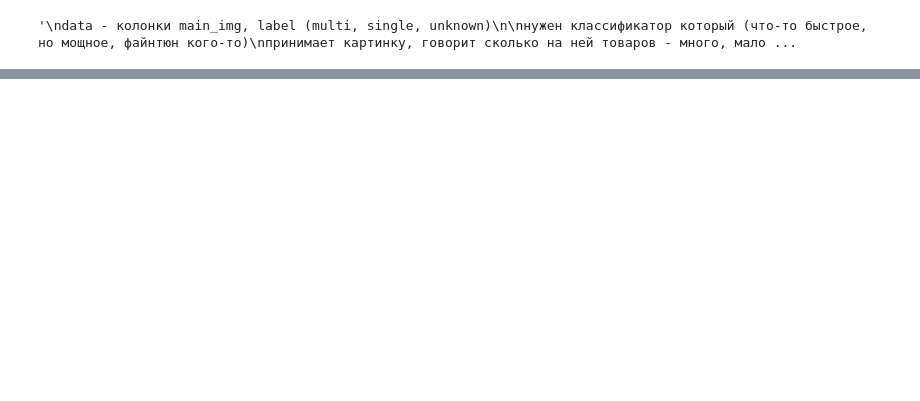
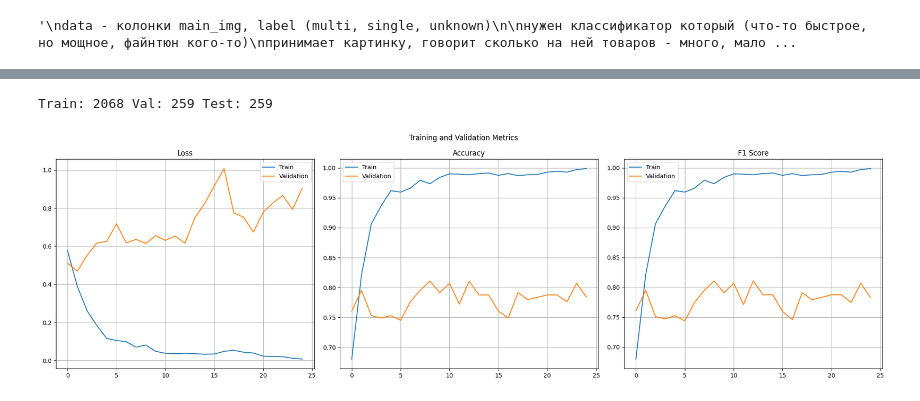
Before and after one commit to alllyuk/AdScribe, a Jupyter notebook: experimental/classifier.ipynb, the cells around one changed output, grey strips where cells are left out. Saved outputs shown, nothing was run; the diff lists cells and outputs as text; code cells hidden in the pictures; blank space fills up the shorter version.

```diff
--- a/experimental/classifier.ipynb
+++ b/experimental/classifier.ipynb
@@ -19,0 +120,17 @@ data - колонки main_img, label (multi, single, unknown)
+# %%
+df = df[df['label'] != 'непонятно']
+
+train_df, temp_df = train_test_split(df, test_size=0.2, stratify=df['label'], random_state=42)
+val_df, test_df = train_test_split(temp_df, test_size=0.5, stratify=temp_df['label'], random_state=42)
+
+print("Train:", len(train_df), "Val:", len(val_df), "Test:", len(test_df))
+
+train_ds = ProductCountDataset(train_df, images_dir=IMAGES, transform=train_transform)
+val_ds = ProductCountDataset(val_df, images_dir=IMAGES, transform=val_transform)
+test_ds = ProductCountDataset(test_df, images_dir=IMAGES, transform=val_transform)
+
+train_dl = DataLoader(train_ds, batch_size=16, shuffle=True, num_workers=16)
+val_dl = DataLoader(val_ds, batch_size=16, shuffle=False, num_workers=16)
+test_dl = DataLoader(test_ds, batch_size=16, shuffle=False, num_workers=16)
+# %% [output]
+Train: 2068 Val: 259 Test: 259
@@ -19,0 +213,20 @@ data - колонки main_img, label (multi, single, unknown)
+# %%
+import gc
+
+gc.collect()
+torch.cuda.empty_cache()
+torch.cuda.ipc_collect()
+
+device = torch.device('cuda' if torch.cuda.is_available() else 'cpu')
+# model = ProductCountClassifier('convnext_xlarge', num_classes=3).to(device)
+# model = ProductCountClassifier('efficientnet_b0', num_classes=3).to(device)
+# model = ProductCountClassifier('resnet50.a1_in1k', num_classes=3).to(device)
+
+# model = ProductCountClassifier('swin_base_patch4_window7_224.ms_in1k', num_classes=3).to(device)
+model = ProductCountClassifier().to(device)
+
+optimizer = torch.optim.AdamW(model.parameters(), lr=1e-4, weight_decay=1e-4)
+scheduler = torch.optim.lr_scheduler.ReduceLROnPlateau(optimizer, mode='min', factor=0.9, patience=3)
+#scheduler = torch.optim.lr_scheduler.CosineAnnealingWarmRestarts(optimizer, T_0=5, T_mult=2)
+
+criterion = nn.CrossEntropyLoss()
@@ -19,0 +242,36 @@ data - колонки main_img, label (multi, single, unknown)
+# %%
+from IPython.display import clear_output
+import time
+
+best_val_f1 = 0.0
+os.makedirs('product_count_model', exist_ok=True)
+
+for epoch in range(25):
+    train_loss, train_acc, train_preds, train_labels = train_epoch(
+        model, train_dl, optimizer, criterion, device
+    )
+    val_loss, val_acc, val_preds, val_labels = eval_epoch(
+        model, val_dl, criterion, device
+    )
+
+    history['train_loss'].append(train_loss)
+    history['val_loss'].append(val_loss)
+    history['train_acc'].append(train_acc)
+    history['val_acc'].append(val_acc)
+    history['train_f1'].append(f1_score(train_labels, train_preds, average='macro'))
+    history['val_f1'].append(f1_score(val_labels, val_preds, average='macro'))
+
+    plot_metrics(history)
+    time.sleep(0.5)
+
+    print(f"Epoch {epoch+1}/10")
+    print(f"Train Loss: {train_loss:.4f} | Acc: {train_acc:.4f} | F1: {history['train_f1'][-1]:.4f}")
+    print(f"Val Loss:   {val_loss:.4f} | Acc: {val_acc:.4f} | F1: {history['val_f1'][-1]:.4f}\n")
+
+    if history['val_f1'][-1] > best_val_f1:
+        best_val_f1 = history['val_f1'][-1]
+        torch.save(model.state_dict(), 'product_count_model/model.pt')
+
+    scheduler.step(history['val_f1'][-1])
+# %% [output]
+[figure, added]
```
Also changed, not shown: parts of 16 cells of this notebook, 32 other files.
